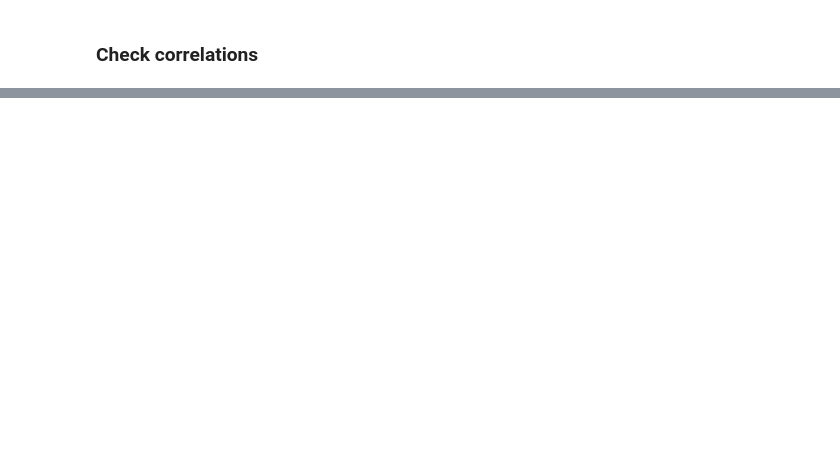
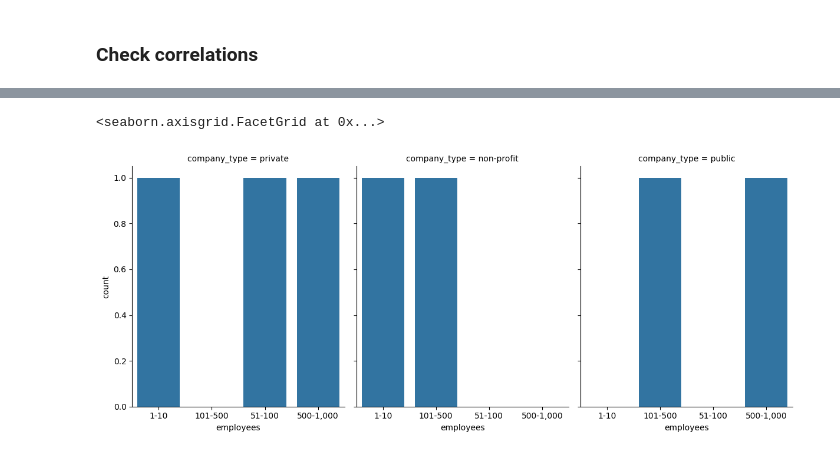
Before and after one commit to RAFAELLOPE/data_mining_project, a Jupyter notebook: analysis/EDA.ipynb, the cells around one changed output, grey strips where cells are left out. Drawn from its saved outputs; the diff is of its cells as text; code cells hidden in the pictures; blank space fills up the shorter version.

```diff
--- a/analysis/EDA.ipynb
+++ b/analysis/EDA.ipynb
@@ -28,0 +33,15 @@ profile.to_file(
+# %%
+# We also remove here the revenue since it can be deduced directly from quantity
+
+df.drop(
+    ['company_id', 'company_name', 'revenue'],
+    axis=1,
+    inplace=True
+)
+
+df.drop_duplicates(
+    inplace=True
+)
+
+
+df.head()
@@ -35,0 +112,14 @@ sns.
+# %%
+## Correlations between categorical variables
+df_comp = df[['company_type', 'employees']].drop_duplicates()
+
+sns.catplot(
+    data = df_comp,
+    kind = 'count',
+    x = 'employees',
+    col = 'company_type',
+    aspect = .8
+)
+# %% [output]
+<seaborn.axisgrid.FacetGrid at 0x...>
+[figure, added]
```
Also changed, not shown: parts of 12 cells of this notebook.
